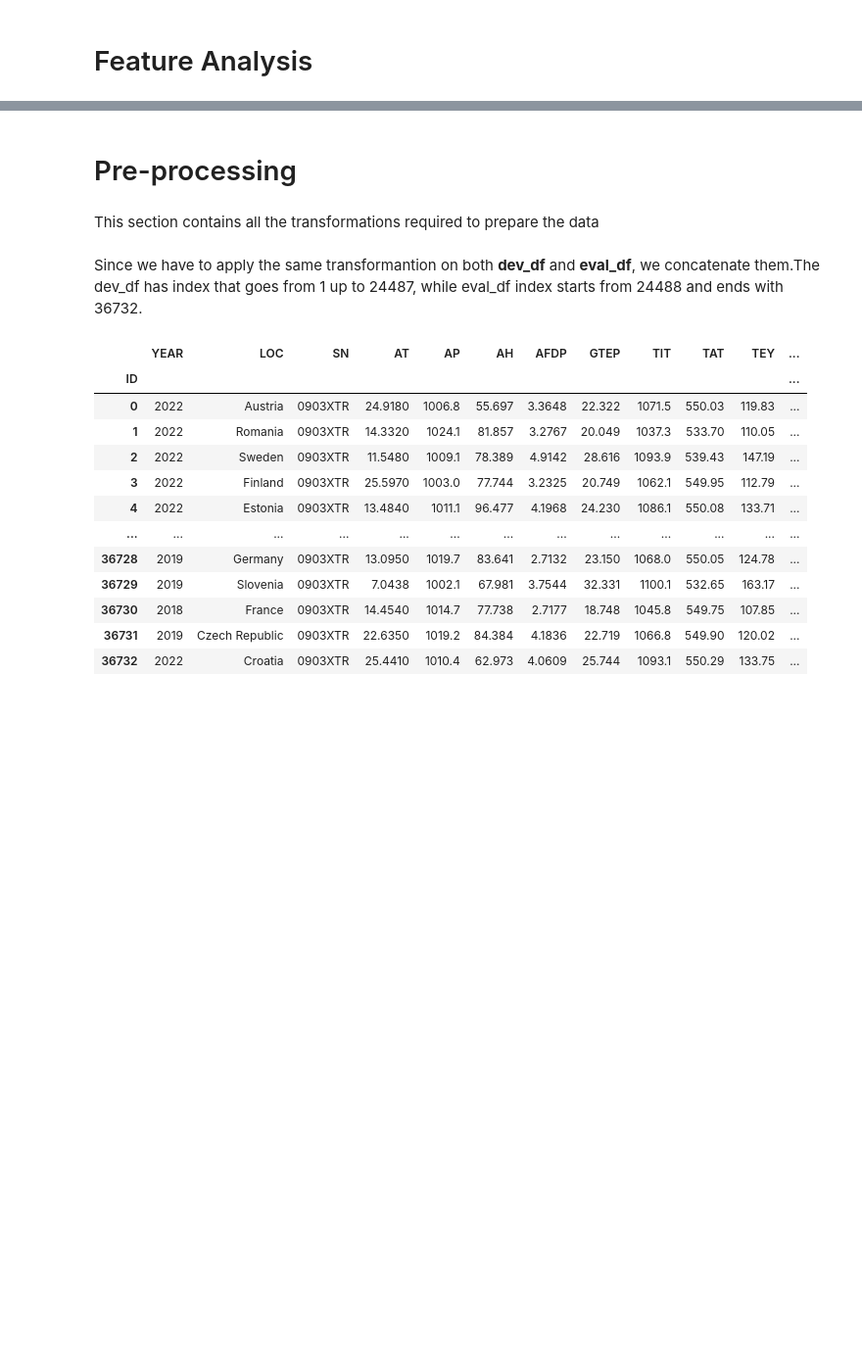
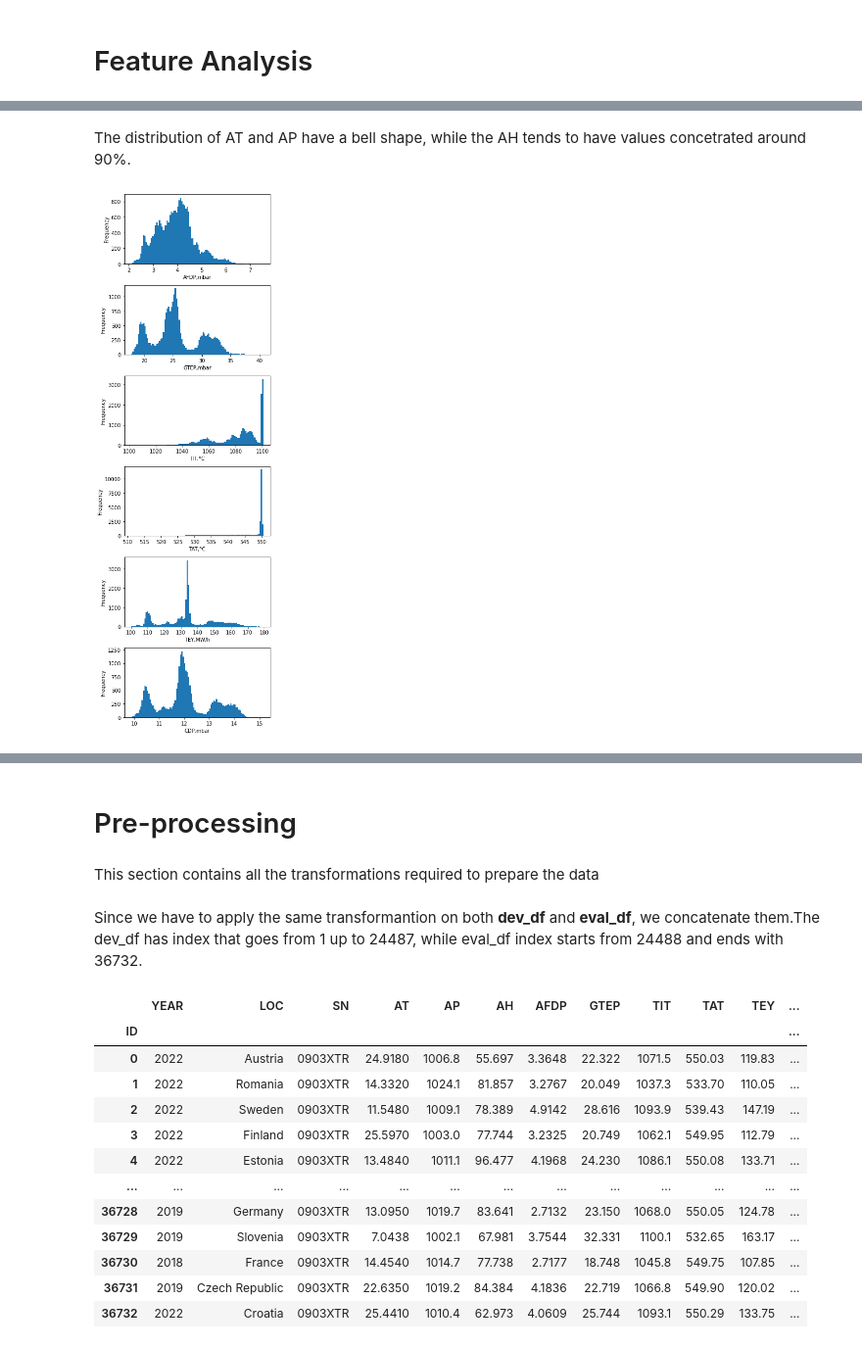
Before and after one commit to EdoardoMarchetti/Development-of-PEMS-for-gas-turbine-CO-emission-analysis, a Jupyter notebook: Main.ipynb, the cells around one changed output, grey strips where cells are left out. Shown at 98% size. Saved outputs shown, nothing was run; the diff lists cells and outputs as text; code cells hidden in the pictures; blank space fills up the shorter version.

```diff
--- a/Main.ipynb
+++ b/Main.ipynb
@@ -239,0 +300,13 @@ Riportare le considerazioni sulle distribuzioni e sulla correlazione delle featu
+# %% [markdown]
+The distribution of AT and AP have a bell shape, while the AH tends to have values concetrated around 90%.
+# %%
+#plot the distribution of the Processor predictors
+_, axs = plt.subplots(len(proc_pred),1, figsize = (5,15))
+for (col,m), ax in zip(proc_pred.items(), axs):
+    ax.hist(dev_df[col].values, bins = 100, alpha = 1)
+    ax.set_xlabel(f'{col},{m}')
+    ax.set_ylabel('Frequency')
+
+plt.tight_layout()
+# %% [output]
+[figure, added]
```
Also changed, not shown: parts of 33 cells of this notebook, 2 other files.
